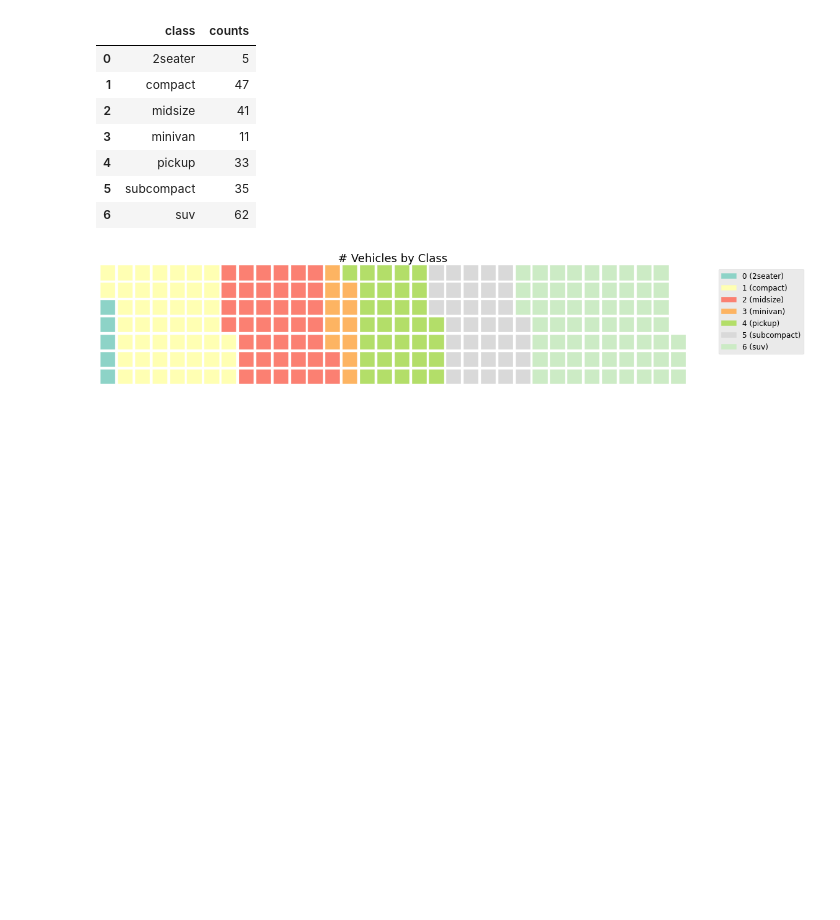
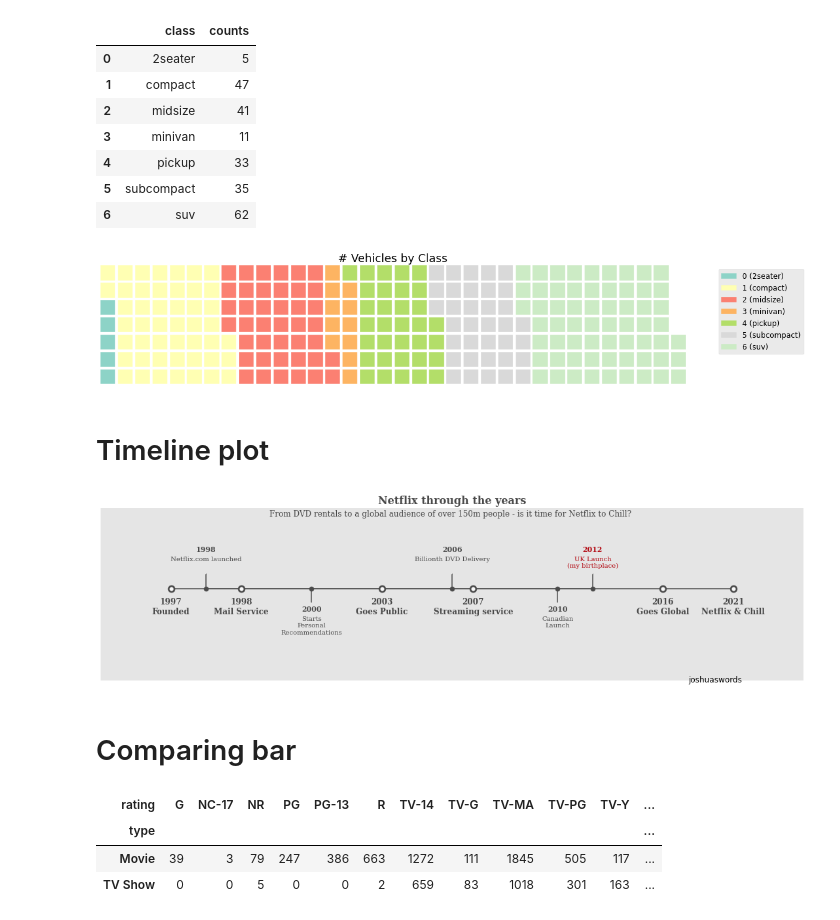
Before and after one commit to imanursar/Machine-Learning-Notes, a Jupyter notebook: Custom Function/Advance Visual Function.ipynb, the cells around one changed output. Saved outputs shown, nothing was run; the diff lists cells and outputs as text; code cells hidden in the pictures; blank space fills up the shorter version.

```diff
--- a/Custom Function/Advance Visual Function.ipynb
+++ b/Custom Function/Advance Visual Function.ipynb
@@ -268,3 +271,34 @@ advance_visual.waffle_plot(df,'class',"# Vehicles by Class",'Set3')
 | 5 | subcompact | 35 |
 | 6 | suv | 62 |
 [figure]
+# %% [markdown]
+# Timeline plot
+# %%
+tl_main = [
+    "1997\nFounded",
+    "1998\nMail Service",
+    "2003\nGoes Public",
+    "2007\nStreaming service",
+    "2016\nGoes Global",
+    "2021\nNetflix & Chill"]
+
+tl_x_main = [1, 2, 4, 5.3, 8,9]
+tl_sub_x = [1.5,3,5,6.5,7]
+tl_sub_times = ["1998","2000","2006","2010","2012"]
+
+tl_sub_text = [
+    "Netflix.com launched",
+    "Starts\nPersonal\nRecommendations",
+    "Billionth DVD Delivery",
+    "Canadian\nLaunch",
+    "UK Launch\n(my birthplace)"]
+title = "Netflix through the years"
+sub_title = "From DVD rentals to a global audience of over 150m people - is it time for Netflix to Chill?"
+footnote = "joshuaswords"
+# %%
+advance_visual.timeline(tl_main,tl_x_main,tl_sub_x,
+                        tl_sub_times,tl_sub_text,title,sub_title,footnote)
+# %% [output]
+[figure, added]
+# %% [markdown]
+# Comparing bar
@@ -270,0 +309,7 @@ advance_visual.waffle_plot(df,'class',"# Vehicles by Class",'Set3')
+# %%
+mf
+# %% [output]
+| rating | G | NC-17 | NR | PG | PG-13 | R | TV-14 | TV-G | TV-MA | TV-PG | TV-Y | ... |
+| type |  |  |  |  |  |  |  |  |  |  |  | ... |
+| Movie | 39 | 3 | 79 | 247 | 386 | 663 | 1272 | 111 | 1845 | 505 | 117 | ... |
+| TV Show | 0 | 0 | 5 | 0 | 0 | 2 | 659 | 83 | 1018 | 301 | 163 | ... |
```
Also changed, not shown: parts of 13 cells of this notebook.
